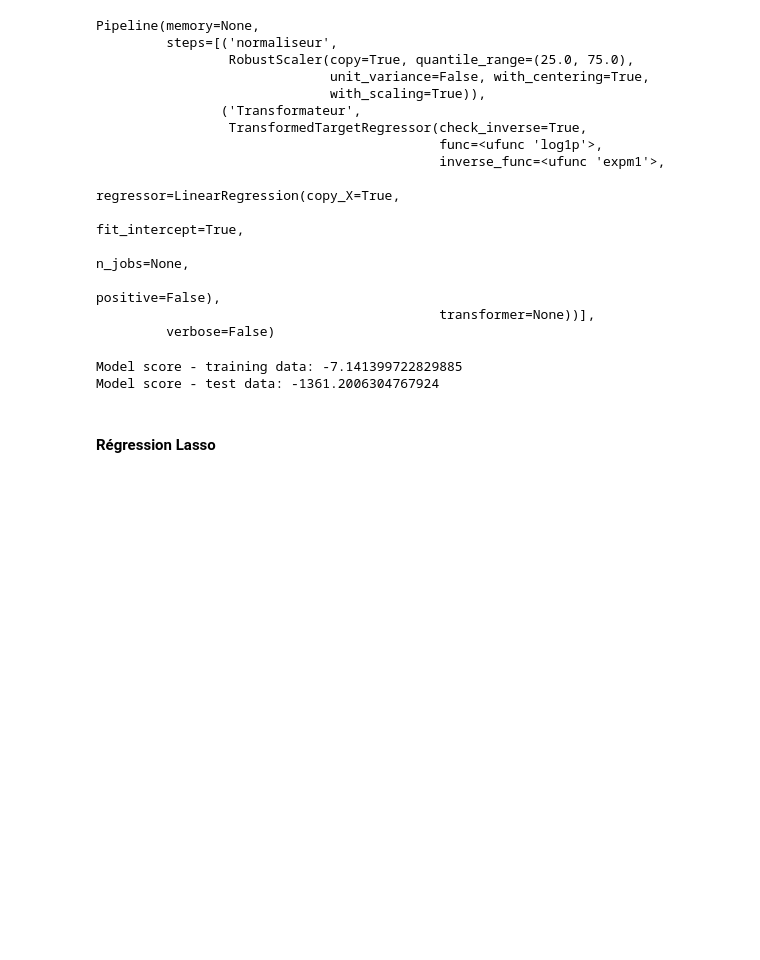
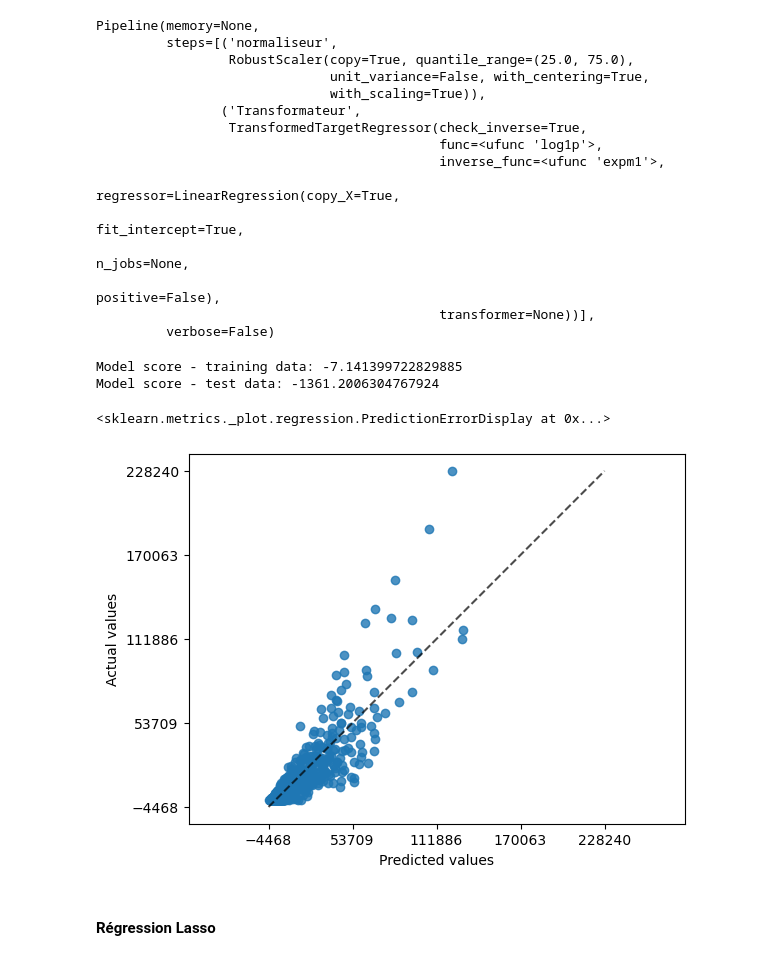
Before and after one commit to christellenguenang/Projet_Catherine_Christelle, a Jupyter notebook: 3_model.ipynb, the cells around one changed output. Saved outputs shown, nothing was run; the diff lists cells and outputs as text; code cells hidden in the pictures; blank space fills up the shorter version.

```diff
--- a/3_model.ipynb
+++ b/3_model.ipynb
@@ -353,6 +404,12 @@ Model score - training data: -7.141399722829885
 Model score - test data: -1361.2006304767924
 # %%
 Le modèle estimé sur une transformation logarithmique de la variable d'intérêt est inappropriéb pour ce travail.
+# %%
+PredictionErrorDisplay.from_predictions( y_true= y_train, y_pred= reg_lasso.predict(X_train),
+                                        kind="actual_vs_predicted")
+# %% [output]
+<sklearn.metrics._plot.regression.PredictionErrorDisplay at 0x...>
+[figure, added]
 # %% [markdown]
 #### Régression Lasso
 # %% [markdown]
```
Also changed, not shown: parts of 27 cells of this notebook, 1 other file.
